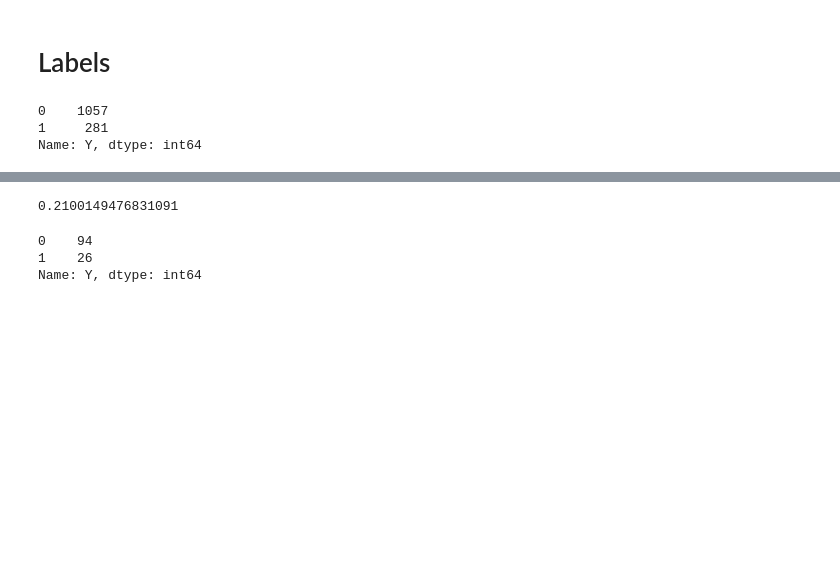
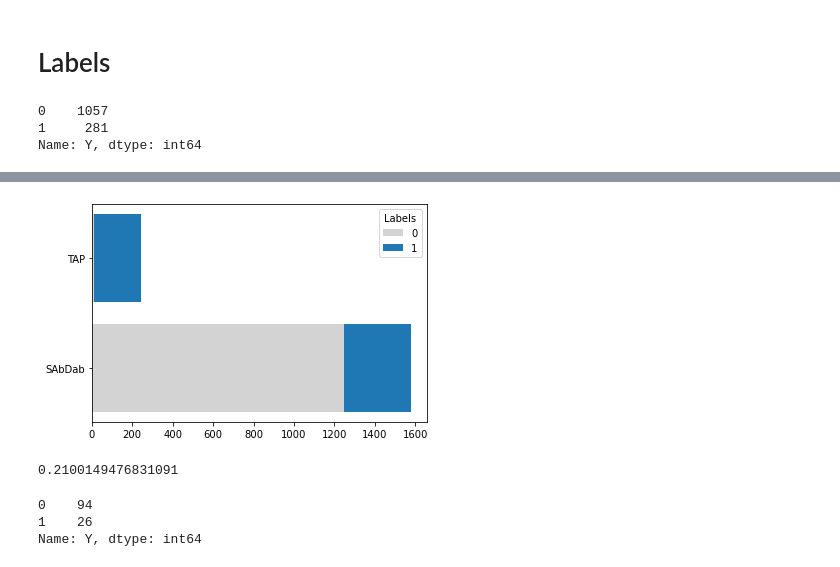
Before and after one commit to kvetab/di-pred, a Jupyter notebook: notebooks/data_processing/04-data-split-deduplicated.ipynb, the cells around one changed output, grey strips where cells are left out. Cells and saved outputs as stored; diff of their text form; code cells hidden in the pictures; blank space fills up the shorter version.

```diff
--- a/notebooks/data_processing/04-data-split-deduplicated.ipynb
+++ b/notebooks/data_processing/04-data-split-deduplicated.ipynb
@@ -350,3 +354,5 @@ The maximum similarity of sequences in the train and test set is 0.89, as expect
+# %%
+tap_data = pd.read_csv(path.join(DATA_DIR, "tap/TAP_data.csv"))
 # %%
 chen_train["Y"].value_counts()
 # %% [output]
@@ -356,3 +398,17 @@ Name: Y, dtype: int64
+# %%
+sets = ["SAbDab", "TAP"]
+zeros = [chen_train["Y"].value_counts()[0] + chen_valid["Y"].value_counts()[0] + chen_test["Y"].value_counts()[0], tap_data["Y"].value_counts()[0]]
+ones = [chen_train["Y"].value_counts()[1] + chen_valid["Y"].value_counts()[1] + chen_test["Y"].value_counts()[1], tap_data["Y"].value_counts()[1]]
+
+b1 = plt.barh(sets, zeros, color="lightgray")
+b2 = plt.barh(sets, ones, left=zeros, color='#1f77b4')
+
+plt.legend([b1, b2], ["0", "1"], title="Labels", loc="upper right")
+
+plt.savefig(path.join(DATA_DIR, "images/label_numbers_total.png"))
+plt.show()
+# %% [output]
+[figure, added]
 # %%
 281 / (1057+281)
 # %% [output]
```
Also changed, not shown: parts of 16 cells of this notebook.
